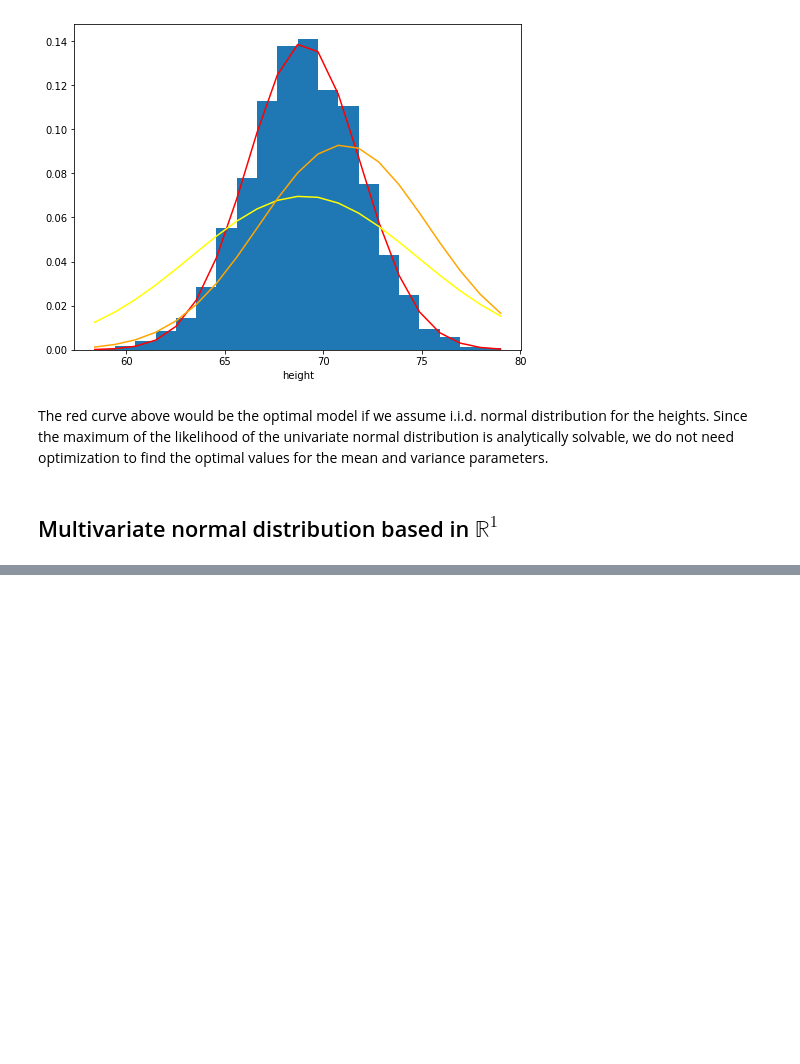
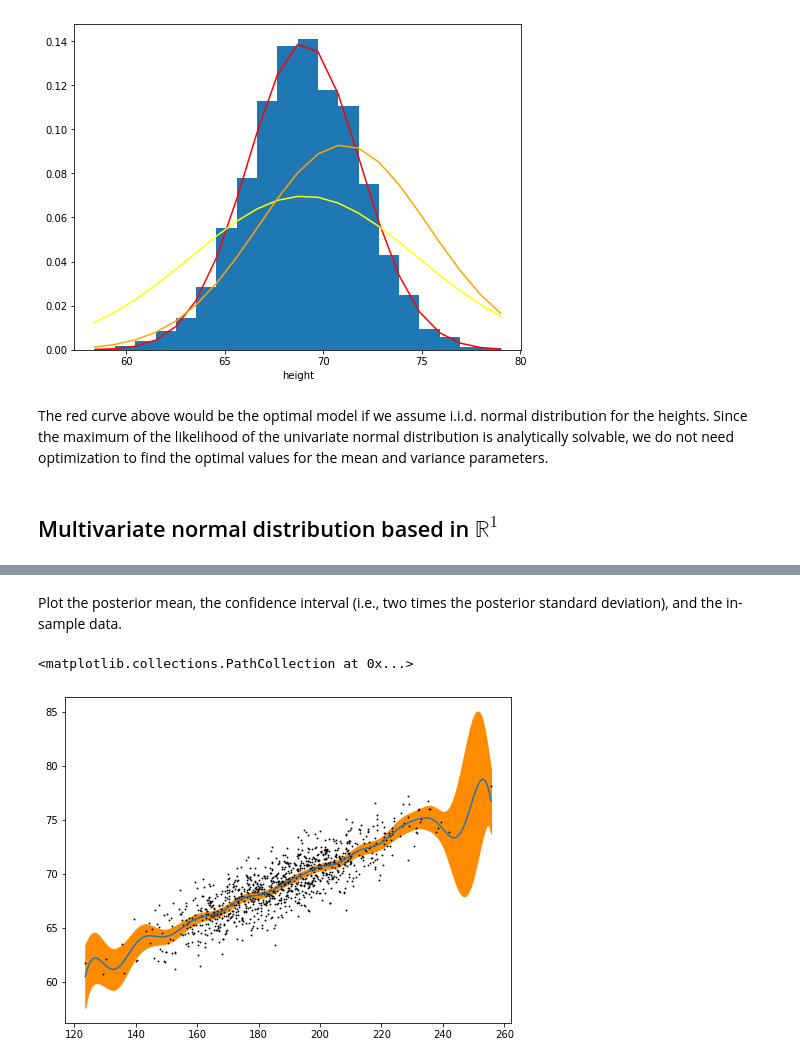
Before and after one commit to JCatwood/GPRTutorial, a Jupyter notebook: python-notebook/GPR-TAMIDS-2022S.ipynb, the cells around one changed output, grey strips where cells are left out. Saved outputs shown, nothing was run; the diff lists cells and outputs as text; code cells hidden in the pictures; blank space fills up the shorter version.

Commit message:
GP Regression and Posterior Prediction

```diff
--- a/python-notebook/GPR-TAMIDS-2022S.ipynb
+++ b/python-notebook/GPR-TAMIDS-2022S.ipynb
@@ -181,0 +219,31 @@ tensor([[73.8470],
+# %%
+def post_infer(x, x0, y0, mu, logsigma, logbeta, lognugget):
+  covM00 = torch.cdist(x0, x0, 2)
+  covM00 = torch.square(torch.div(covM00, torch.exp(logbeta)))
+  covM00 = torch.mul(torch.square(torch.exp(logsigma)), \
+                    torch.exp(torch.neg(covM00)))
+  covM00 = torch.add(covM00, torch.mul(torch.eye(covM00.shape[0]),\
+                                    torch.exp(lognugget)))
+  cholM00 = torch.cholesky(covM00)
+  covMInv00 = torch.cholesky_inverse(cholM00)
+
+  covM10 = torch.cdist(x, x0, 2)
+  covM10 = torch.square(torch.div(covM10, torch.exp(logbeta)))
+  covM10 = torch.mul(torch.square(torch.exp(logsigma)), \
+                    torch.exp(torch.neg(covM10)))
+
+  covM11 = torch.cdist(x, x, 2)
+  covM11 = torch.square(torch.div(covM11, torch.exp(logbeta)))
+  covM11 = torch.mul(torch.square(torch.exp(logsigma)), \
+                    torch.exp(torch.neg(covM11)))
+
+  tmpM = torch.mm(covM10, covMInv00)
+  tmpV = torch.sub(y0, torch.mul(mu, torch.ones(y0.shape)))
+
+  muPost = torch.add(torch.mul(mu, torch.ones(x.shape[0])), \
+                     torch.squeeze(torch.mm(tmpM, tmpV[:, None])))
+  #covM11Post = torch.sub(covM11, torch.mm(tmpM, torch.t(covM10)))
+  sigmaPost = torch.sqrt(torch.sub(torch.mul(torch.square(torch.exp(logsigma)),\
+                                             torch.ones(x.shape[0])), \
+                                   torch.sum(torch.mul(tmpM, covM10), 1)))
+  return muPost, sigmaPost
@@ -181,0 +252,7 @@ tensor([[73.8470],
+# %%
+weightVec = torch.linspace(x.min(), x.max(), steps=257,
+                           dtype=y.dtype)
+weightVec = weightVec[:, None]
+with torch.no_grad():
+  muPost, sigmaPost = post_infer(weightVec, x, y, mu, logsigma,\
+                                 logbeta, lognugget)
@@ -181,0 +268,11 @@ tensor([[73.8470],
+# %% [markdown]
+Plot the posterior mean, the confidence interval (i.e., two times the posterior standard deviation), and the in-sample data.
+# %%
+plt.figure(figsize=(8, 6))
+plt.plot(torch.squeeze(weightVec), muPost)
+plt.fill_between(torch.squeeze(weightVec), muPost - torch.mul(sigmaPost, 2),
+                 muPost + torch.mul(sigmaPost, 2), color='darkorange')
+plt.scatter(x, y, s=0.75, color='black')
+# %% [output]
+<matplotlib.collections.PathCollection at 0x...>
+[figure, added]
```
Also changed, not shown: parts of 19 cells of this notebook.
